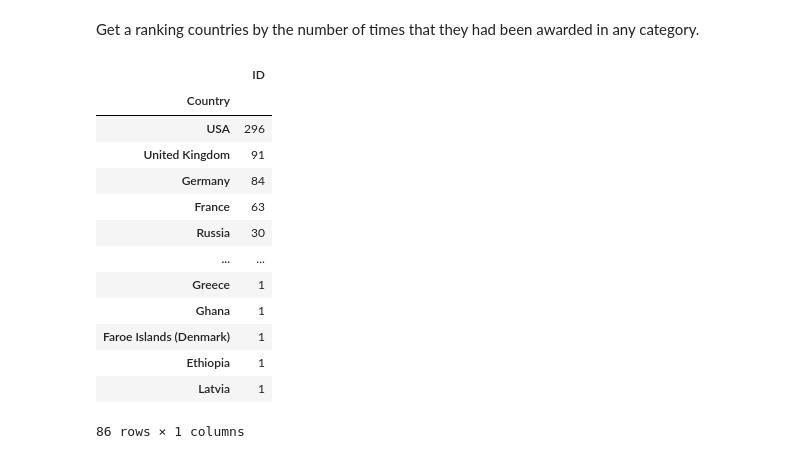
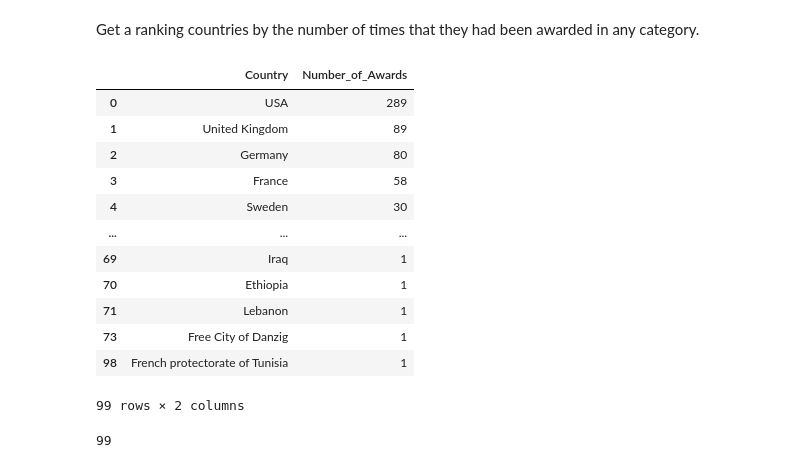
Before and after one commit to isg75/lab-apis, a Jupyter notebook: lab_apis.ipynb, the cells around one changed output. Saved outputs shown, nothing was run; the diff lists cells and outputs as text; code cells hidden in the pictures.

```diff
--- a/lab_apis.ipynb
+++ b/lab_apis.ipynb
@@ -50,0 +29,12 @@ There are 670 nobel prize awards
+# %%
+if response.status_code == 200:
+        print("All good!")
+        print("==============")
+        print("\n")
+
+        # Response JSON into a dictionary
+        nobel = response.json()
+        print(json.dumps(nobel))
+
+else:
+    print(f"Failed!!!. Status code: {response.status_code}")
@@ -118,4 +192,20 @@ functions_dict = {"ID": None, "Name": get_name, "Gender": get_gender, \
 For each unique `laureate_id` of the previous DataFrame make an API call to get the details of the awarded individual/intitution and iterate of the previous dictionaries keys in order to add the corresponding information of each `laureate_id` in the empty lists of `laureates_dict`.
 
 Finally, create a Pandas DataFrame named `laureates_df` using the `laureates_dict`.
+# %%
+from tqdm import tqdm
+
+ids = [int(item) for l in df["Laureate ID"].values for item in l]
+unique_ids = list(set(ids))
+unique_ids.sort()
+laureate_data: list[dict] = []
+
+for laureate_id in tqdm(unique_ids):
+    url = f"http://api.nobelprize.org/2.1/laureate/"  + str(laureate_id)
+    response = requests.get(url)
+
+    if response.status_code == 200:
+        laureate_data.extend(response.json())
+    else:
+        print(f"Id {laureate_id} failed!!!, Status code: {response.status_code}")
 # %%
@@ -255,18 +315,31 @@ laureates_df
 Get a ranking countries by the number of times that they had been awarded in any category.
 # %%
 # Your code here
+# Count the number of awards per country
+country_counts = laureates_df["Country"].value_counts()
+
+country_ranking_df = country_counts.reset_index()
+country_ranking_df.columns = ["Country", "Number_of_Awards"]
+
+# Sort by number of awards
+country_ranking_df = country_ranking_df.sort_values(by="Number_of_Awards", ascending=False)
+
+display(country_ranking_df)
 # %% [output]
-|  | ID |
-| Country |  |
-| USA | 296 |
-| United Kingdom | 91 |
-| Germany | 84 |
-| France | 63 |
-| Russia | 30 |
-| ... | ... |
-| Greece | 1 |
-| Ghana | 1 |
-| Faroe Islands (Denmark) | 1 |
-| Ethiopia | 1 |
-| Latvia | 1 |
+|  | Country | Number_of_Awards |
+| 0 | USA | 289 |
+| 1 | United Kingdom | 89 |
+| 2 | Germany | 80 |
+| 3 | France | 58 |
+| 4 | Sweden | 30 |
+| ... | ... | ... |
+| 69 | Iraq | 1 |
+| 70 | Ethiopia | 1 |
+| 71 | Lebanon | 1 |
+| 73 | Free City of Danzig | 1 |
+| 98 | French protectorate of Tunisia | 1 |
-86 rows × 1 columns
+99 rows × 2 columns
+# %%
+country_ranking_df.Country.nunique ()
+# %% [output]
+99
```
Also changed, not shown: parts of 13 cells of this notebook.
